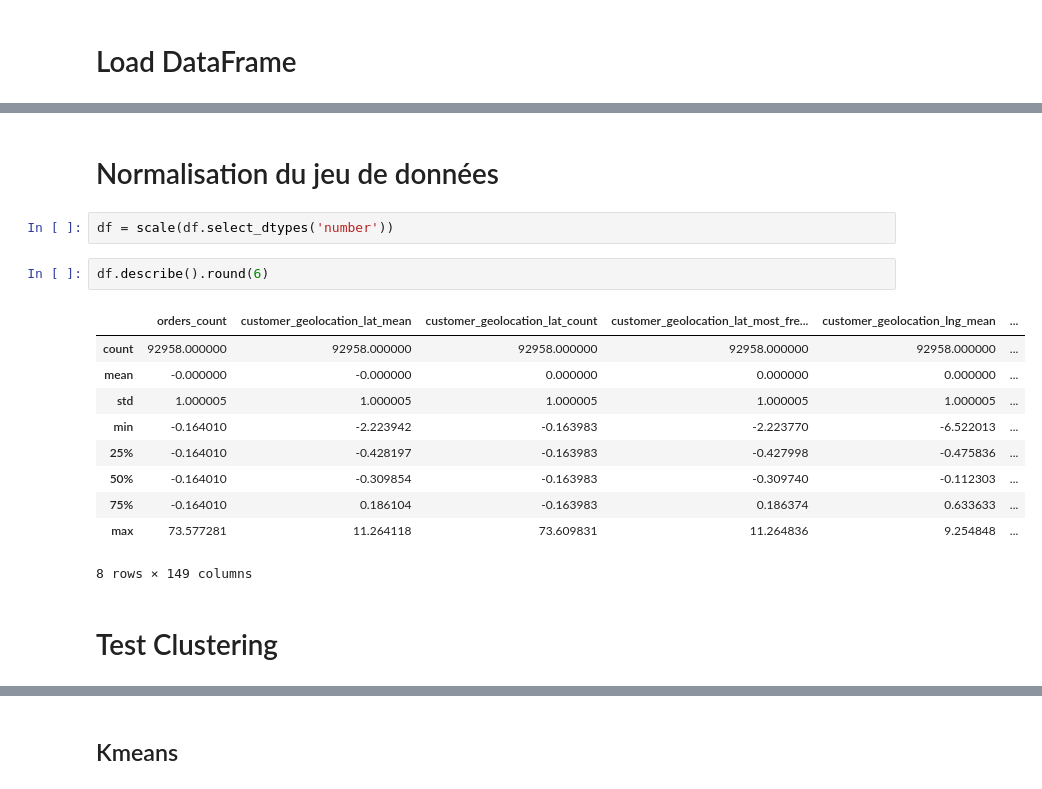
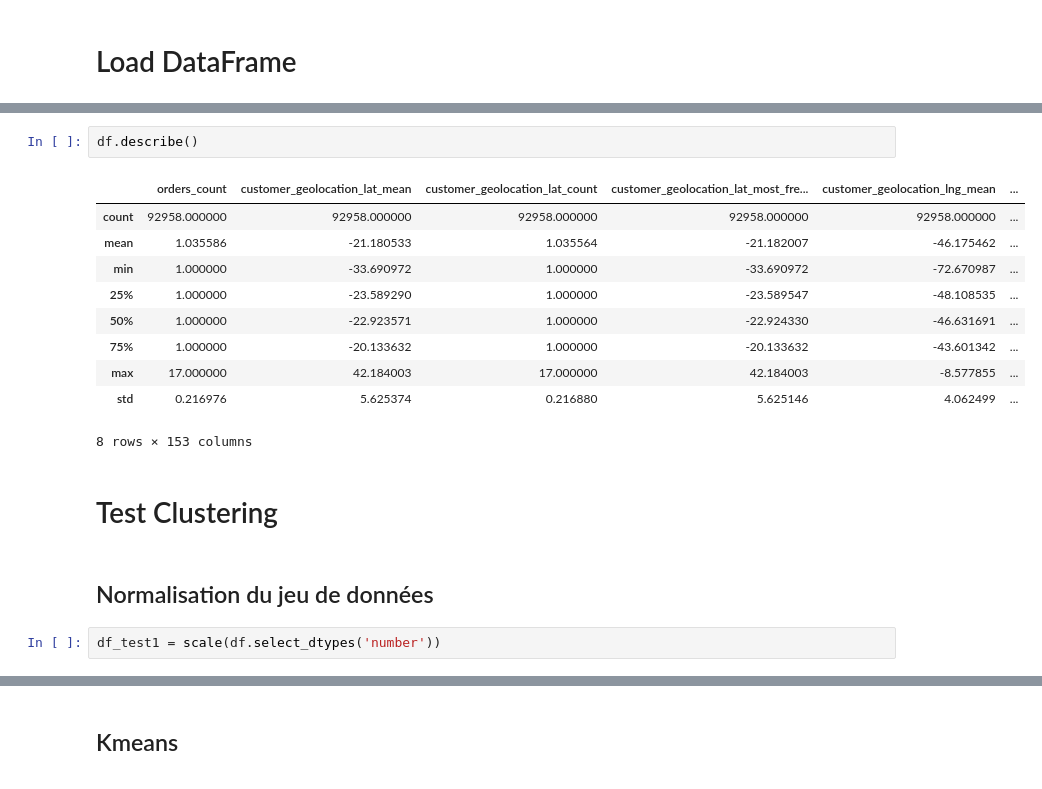
Before and after one commit to CODEheures/oc-ingenieur-ia, a Jupyter notebook: p5/Projet/p5_2-essais.ipynb, the cells around one changed output, grey strips where cells are left out. Drawn from its saved outputs; the diff is of its cells as text.

```diff
--- a/p5/Projet/p5_2-essais.ipynb
+++ b/p5/Projet/p5_2-essais.ipynb
@@ -67,19 +67,19 @@ df
-# %% [markdown]
-# Normalisation du jeu de données
-# %%
-df = scale(df.select_dtypes('number'))
 # %%
-df.describe().round(6)
+df.describe()
 # %% [output]
 |  | orders_count | customer_geolocation_lat_mean | customer_geolocation_lat_count | customer_geolocation_lat_most_fre... | customer_geolocation_lng_mean | ... |
 | count | 92958.000000 | 92958.000000 | 92958.000000 | 92958.000000 | 92958.000000 | ... |
-| mean | -0.000000 | -0.000000 | 0.000000 | 0.000000 | 0.000000 | ... |
-| std | 1.000005 | 1.000005 | 1.000005 | 1.000005 | 1.000005 | ... |
-| min | -0.164010 | -2.223942 | -0.163983 | -2.223770 | -6.522013 | ... |
-| 25% | -0.164010 | -0.428197 | -0.163983 | -0.427998 | -0.475836 | ... |
-| 50% | -0.164010 | -0.309854 | -0.163983 | -0.309740 | -0.112303 | ... |
-| 75% | -0.164010 | 0.186104 | -0.163983 | 0.186374 | 0.633633 | ... |
-| max | 73.577281 | 11.264118 | 73.609831 | 11.264836 | 9.254848 | ... |
+| mean | 1.035586 | -21.180533 | 1.035564 | -21.182007 | -46.175462 | ... |
+| min | 1.000000 | -33.690972 | 1.000000 | -33.690972 | -72.670987 | ... |
+| 25% | 1.000000 | -23.589290 | 1.000000 | -23.589547 | -48.108535 | ... |
+| 50% | 1.000000 | -22.923571 | 1.000000 | -22.924330 | -46.631691 | ... |
+| 75% | 1.000000 | -20.133632 | 1.000000 | -20.133632 | -43.601342 | ... |
+| max | 17.000000 | 42.184003 | 17.000000 | 42.184003 | -8.577855 | ... |
+| std | 0.216976 | 5.625374 | 0.216880 | 5.625146 | 4.062499 | ... |
-8 rows × 149 columns
+8 rows × 153 columns
 # %% [markdown]
 # Test Clustering
+# %% [markdown]
+## Normalisation du jeu de données
+# %%
+df_test1 = scale(df.select_dtypes('number'))
```
Also changed, not shown: parts of 25 cells of this notebook, 1 other file.
